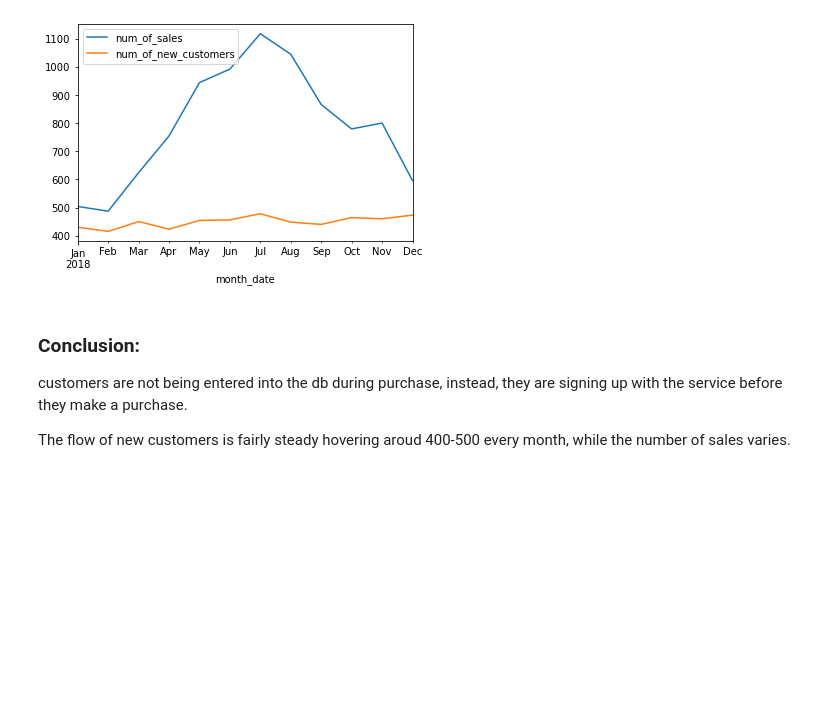
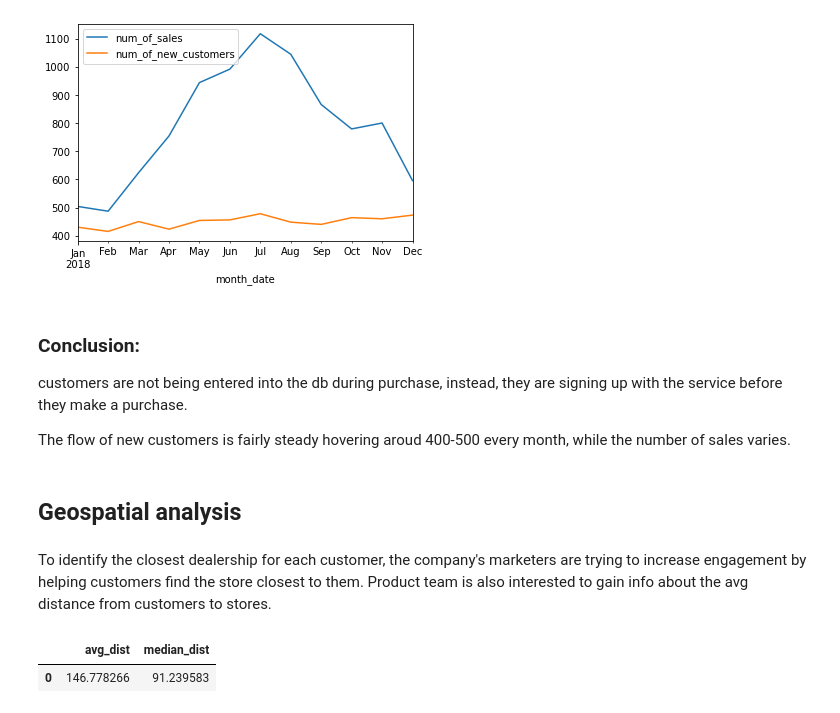
Before and after one commit to strigdima/SQL_Portfolio, a Jupyter notebook: SQL_Porfolio_2.ipynb, the cells around one changed output. Cells and saved outputs as stored; diff of their text form; code cells hidden in the pictures; blank space fills up the shorter version.

Commit message:
add_geospatial

```diff
--- a/SQL_Porfolio_2.ipynb
+++ b/SQL_Porfolio_2.ipynb
@@ -52,3 +52,41 @@ customers are not being entered into the db during purchase, instead, they are s
 
 
 The flow of new customers is fairly steady hovering aroud 400-500 every month, while the number of sales varies.
+# %% [markdown]
+## Geospatial analysis
+# %% [markdown]
+To identify the closest dealership for each customer, the company's marketers are trying to increase engagement by helping customers find the store closest to them.
+Product team is also interested to gain info about the avg distance from customers to stores.
+# %%
+complex_dist_query="""
+                        CREATE TEMP TABLE customer_pnt AS (
+                            SELECT customer_id, point(longitude,latitude) AS lng_lat_pnt
+                            FROM customers
+                            WHERE longitude IS NOT NULL AND latitude IS NOT NULL
+                        );
+
+                        CREATE TEMP TABLE dealership_pnt AS (
+                            SELECT dealership_id, point(longitude,latitude) AS lng_lat_pnt
+                            FROM dealerships
+                            WHERE longitude IS NOT NULL AND latitude IS NOT NULL
+                        );
+
+                        CREATE TEMP TABLE customer_dealership_dist AS (
+                            SELECT customer_id, dealership_id, c.lng_lat_pnt <@> d.lng_lat_pnt AS distance
+                            FROM customer_pnt c CROSS JOIN dealership_pnt d
+                        );
+
+                        CREATE TEMP TABLE closest_to_customer AS (
+                            SELECT DISTINCT ON(customer_id) customer_id, dealership_id, distance
+                            FROM customer_dealership_dist
+                            ORDER BY customer_id, distance
+                        );
+
+                        SELECT AVG(distance) AS avg_dist,
+                            percentile_disc(0.5) WITHIN GROUP (ORDER BY distance) AS median_dist
+                        FROM closest_to_customer;"""
+complex_dist_result = pd.read_sql_query(complex_dist_query,engine)
+complex_dist_result
+# %% [output]
+|  | avg_dist | median_dist |
+| 0 | 146.778266 | 91.239583 |
```
